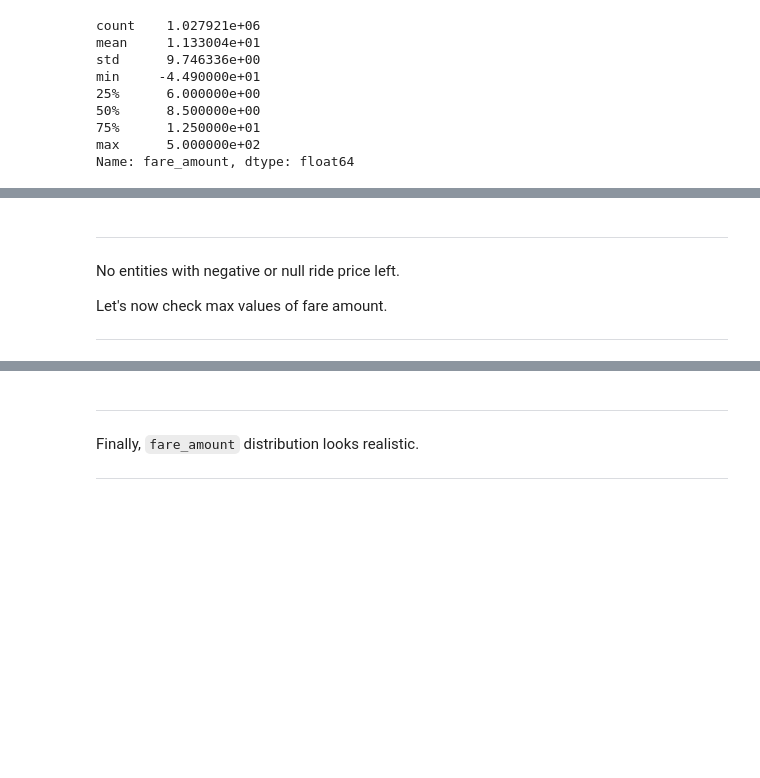
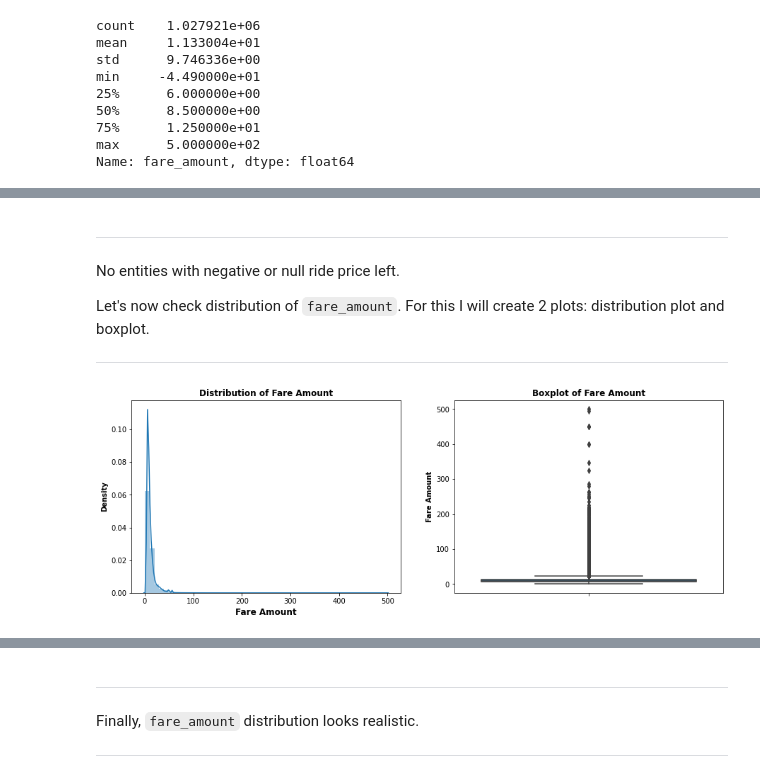
Before and after one commit to pe44enka/TaxiFarePrediction, a Jupyter notebook: TaxiFarePrediction.ipynb, the cells around one changed output, grey strips where cells are left out. Saved outputs shown, nothing was run; the diff lists cells and outputs as text; code cells hidden in the pictures; blank space fills up the shorter version.

````diff
--- a/TaxiFarePrediction.ipynb
+++ b/TaxiFarePrediction.ipynb
@@ -518,6 +518,23 @@ df[df.fare_amount<=0].shape
 
 No entities with negative or null ride price left.
 
-Let's now check max values of fare amount.
+Let's now check distribution of ```fare_amount```. For this I will create 2 plots: distribution plot and boxplot.
 
 ---
+# %%
+plt.figure(figsize=(15,5))
+
+plt.subplot(121)
+sns.distplot(df.fare_amount, bins=50) #displot
+plt.title('Distribution of Fare Amount', fontweight='bold')
+plt.xlabel('Fare Amount', size=12, fontweight='bold')
+plt.ylabel('Density', fontweight='bold')
+
+plt.subplot(122)
+sns.boxplot(y='fare_amount', data=df) #boxplot
+plt.title('Boxplot of Fare Amount', fontweight='bold')
+plt.ylabel('Fare Amount', fontweight='bold')
+
+plt.show()
+# %% [output]
+[figure, added]
````
Also changed, not shown: parts of 98 cells of this notebook.
